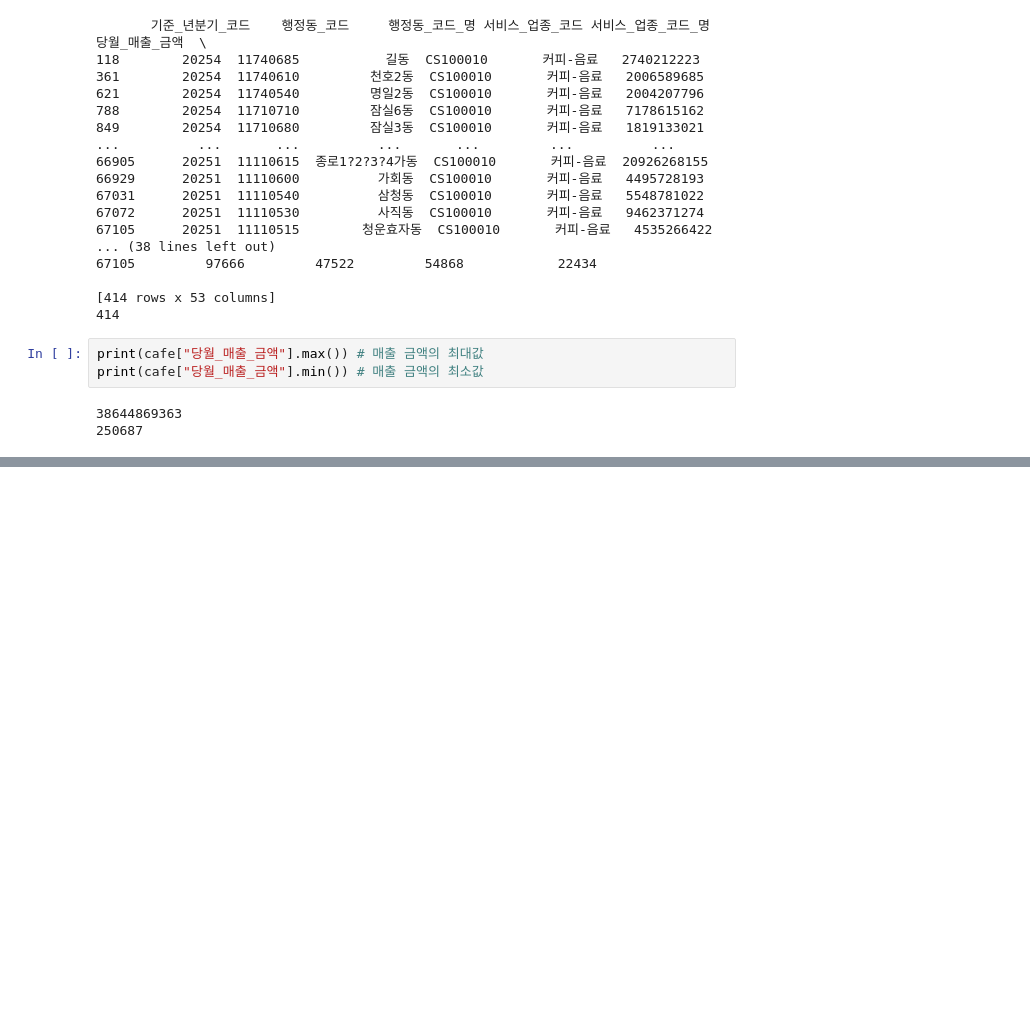
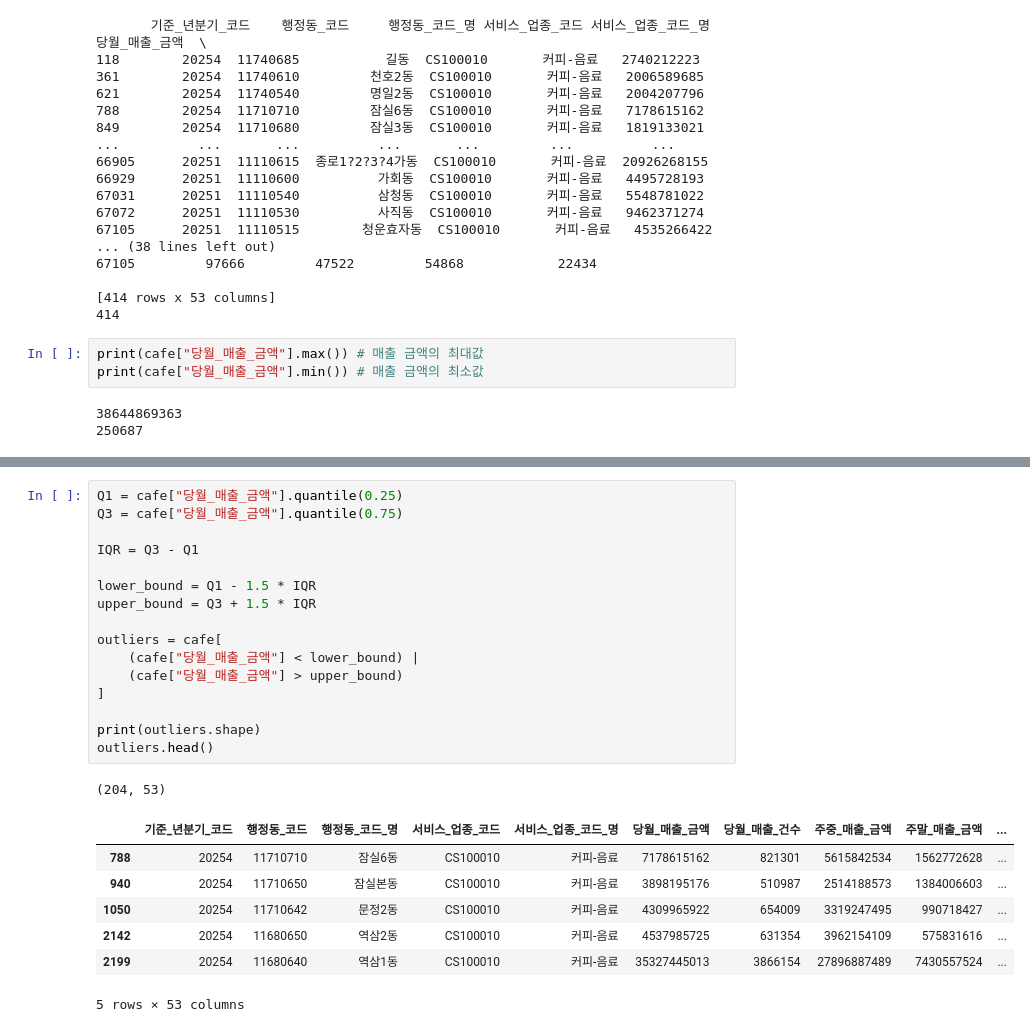
Before and after one commit to zugzwang24/T_sum, a Jupyter notebook: step.ipynb, the cells around one changed output, grey strips where cells are left out. Drawn from its saved outputs; the diff is of its cells as text; blank space fills up the shorter version.

```diff
--- a/step.ipynb
+++ b/step.ipynb
@@ -195,0 +199,25 @@ cafe["당월_매출_금액"].hist() # 매출 금액의 분포를 히스토그램
+# %%
+Q1 = cafe["당월_매출_금액"].quantile(0.25)
+Q3 = cafe["당월_매출_금액"].quantile(0.75)
+
+IQR = Q3 - Q1
+
+lower_bound = Q1 - 1.5 * IQR
+upper_bound = Q3 + 1.5 * IQR
+
+outliers = cafe[
+    (cafe["당월_매출_금액"] < lower_bound) |
+    (cafe["당월_매출_금액"] > upper_bound)
+]
+
+print(outliers.shape)
+outliers.head()
+# %% [output]
+(204, 53)
+|  | 기준_년분기_코드 | 행정동_코드 | 행정동_코드_명 | 서비스_업종_코드 | 서비스_업종_코드_명 | 당월_매출_금액 | 당월_매출_건수 | 주중_매출_금액 | 주말_매출_금액 | ... |
+| 788 | 20254 | 11710710 | 잠실6동 | CS100010 | 커피-음료 | 7178615162 | 821301 | 5615842534 | 1562772628 | ... |
+| 940 | 20254 | 11710650 | 잠실본동 | CS100010 | 커피-음료 | 3898195176 | 510987 | 2514188573 | 1384006603 | ... |
+| 1050 | 20254 | 11710642 | 문정2동 | CS100010 | 커피-음료 | 4309965922 | 654009 | 3319247495 | 990718427 | ... |
+| 2142 | 20254 | 11680650 | 역삼2동 | CS100010 | 커피-음료 | 4537985725 | 631354 | 3962154109 | 575831616 | ... |
+| 2199 | 20254 | 11680640 | 역삼1동 | CS100010 | 커피-음료 | 35327445013 | 3866154 | 27896887489 | 7430557524 | ... |
+5 rows × 53 columns
```
Also changed, not shown: parts of 9 cells of this notebook.
